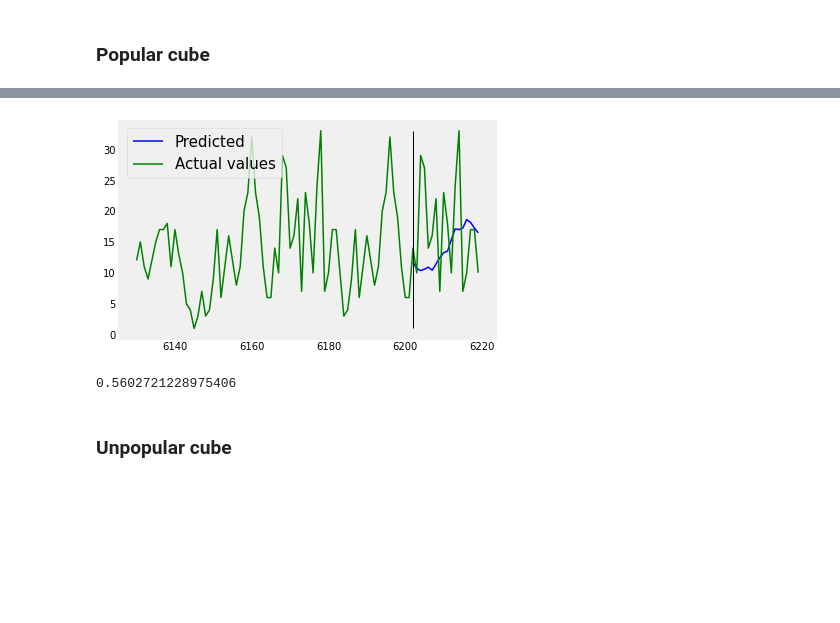
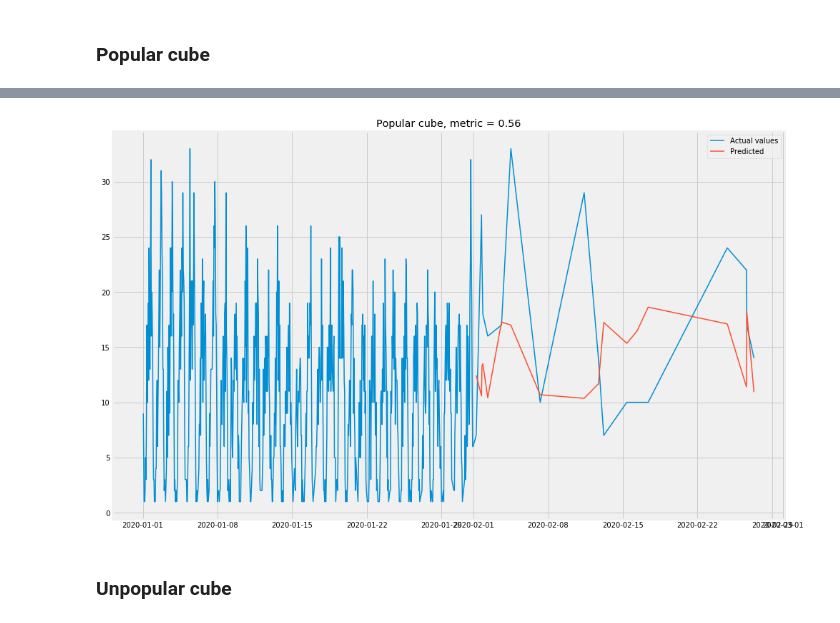
Before and after one commit to jrzkaminski/IndustrialML-ITMO, a Jupyter notebook: Time_Series_solution.ipynb, the cells around one changed output, grey strips where cells are left out. Cells and saved outputs as stored; diff of their text form; code cells hidden in the pictures; blank space fills up the shorter version.

```diff
--- a/Time_Series_solution.ipynb
+++ b/Time_Series_solution.ipynb
@@ -223,7 +225,7 @@ def run_ts_forecasting_example(train, test, pipeline, timeout: float = None):
     # print(model.get_metrics(metric_names=['rmse', 'mae', 'mape'], target=target))
 
     # plot forecasting result
-    model.plot_prediction()
+    # model.plot_prediction()
 
     return target, forecast
 # %% [markdown]
@@ -377,11 +379,21 @@ df_test.plot('datetime', 'num_posts')
 [figure]
 [figure]
-# %%
-y_true, y_pred = run_ts_forecasting_example(train=df_train, test=df_test, pipeline=get_pipeline(), timeout=0.1)
-metrics(y_true[len(y_pred):], y_pred)
-# %% [output]
-[figure, removed]
-0.5602721228975406
+# %%
+y_true, y_pred = run_ts_forecasting_example(train=df_train, test=df_test, pipeline=get_pipeline(), timeout=0.1)
+
+test_plot_data = pd.DataFrame(data={'datetime': df_test['datetime'], 'predicted': y_pred}).sort_values(by='datetime').set_index('datetime')
+train_plot = pd.concat([df_train[df_train['datetime'] > '2020-01-01'], df_test.sort_values(by='datetime')]).set_index('datetime')
+
+plt.figure(figsize=(15,10))
+plt.grid()
+plt.plot(train_plot, label='Actual values')
+plt.plot(test_plot_data, label='Predicted')
+plt.grid()
+plt.legend(loc='Left corner')
+plt.title(f'Popular cube, metric = {np.round(metrics(y_true[len(y_pred):], y_pred), 3)}')
+plt.show()
+# %% [output]
+[figure, added]
 # %% [markdown]
 ### Unpopular cube
 # %%
```
Also changed, not shown: parts of 7 cells of this notebook.
